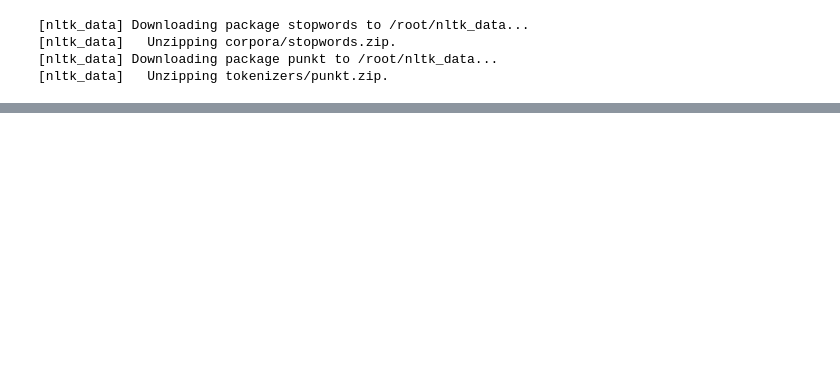
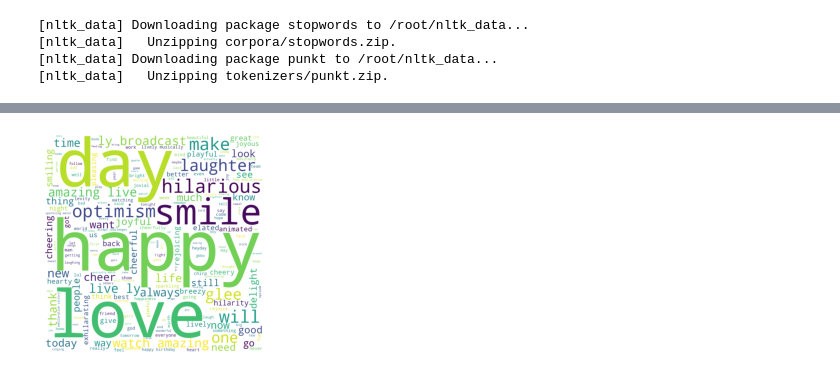
Before and after one commit to Sreelekshmi688582/Sreelekshmi, a Jupyter notebook: Emotion.ipynb, the cells around one changed output, grey strips where cells are left out. Cells and saved outputs as stored; diff of their text form; code cells hidden in the pictures; blank space fills up the shorter version.

```diff
--- a/Emotion.ipynb
+++ b/Emotion.ipynb
@@ -57,0 +110,4 @@ train.head()
+# %%
+visualize('joy')
+# %% [output]
+[figure, added]
```
Also changed, not shown: parts of 32 cells of this notebook.
